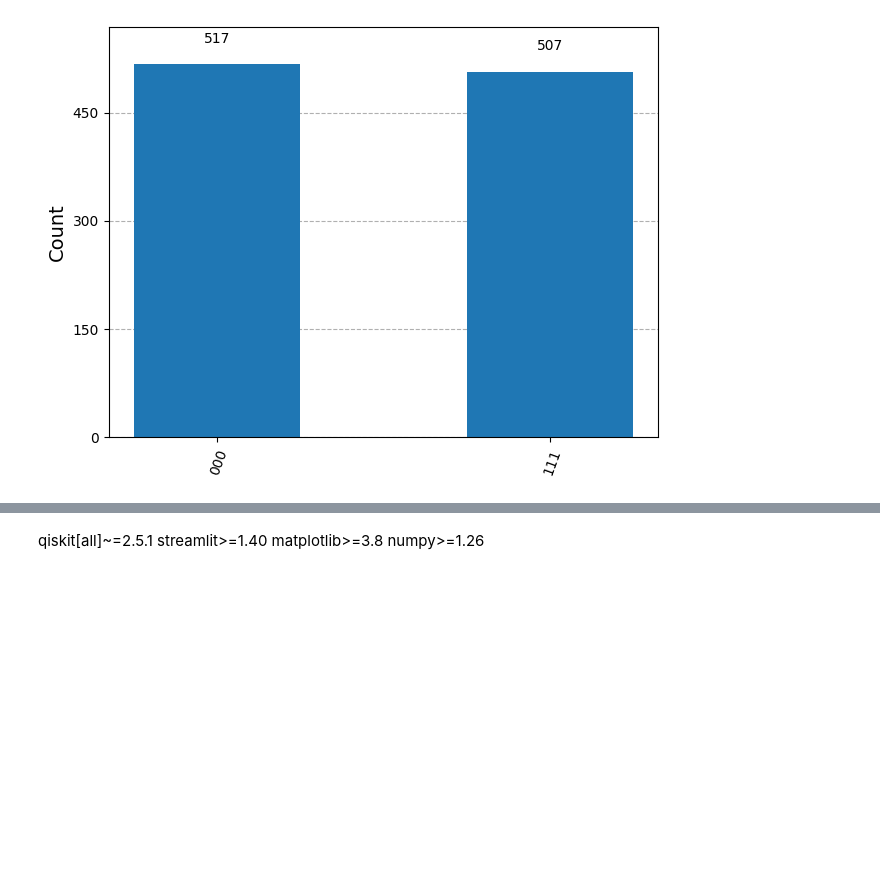
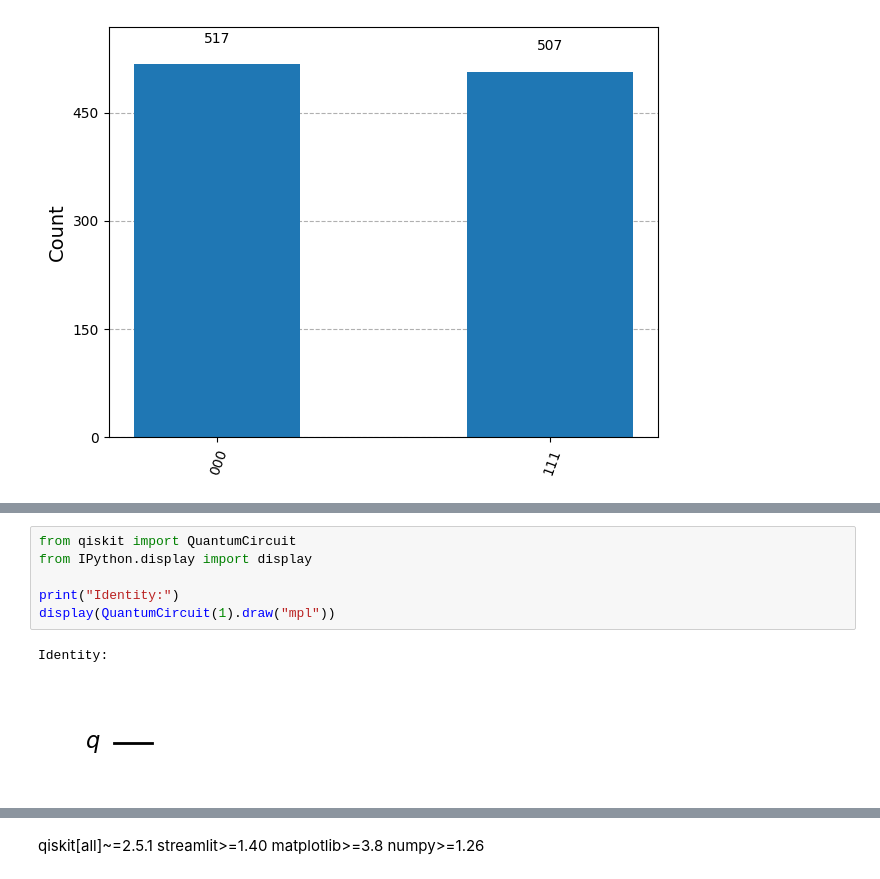
Before and after one commit to Siri800/Quantum_computing, a Jupyter notebook: Quantum_lab1.ipynb, the cells around one changed output, grey strips where cells are left out. Cells and saved outputs as stored; diff of their text form; blank space fills up the shorter version.

```diff
--- a/Quantum_lab1.ipynb
+++ b/Quantum_lab1.ipynb
@@ -246,0 +671,9 @@ plot_histogram(counts)
+# %%
+from qiskit import QuantumCircuit
+from IPython.display import display
+
+print("Identity:")
+display(QuantumCircuit(1).draw("mpl"))
+# %% [output]
+Identity:
+[figure, added]
```
Also changed, not shown: parts of 40 cells of this notebook.
